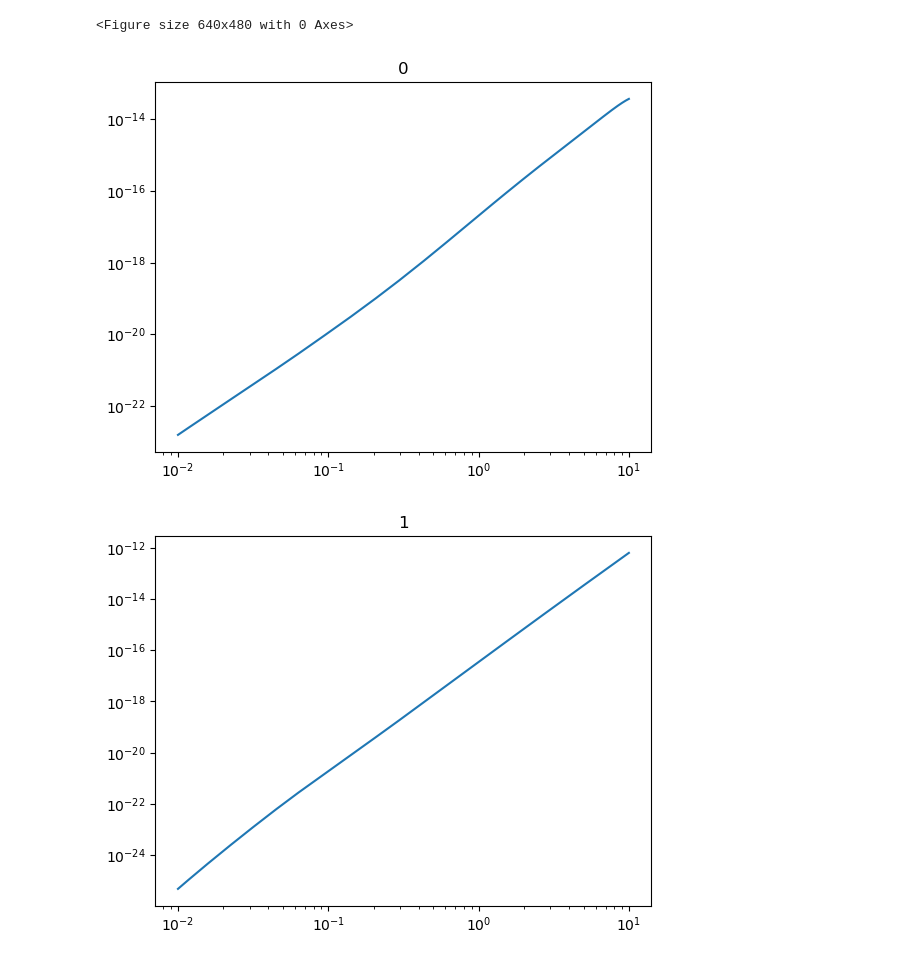
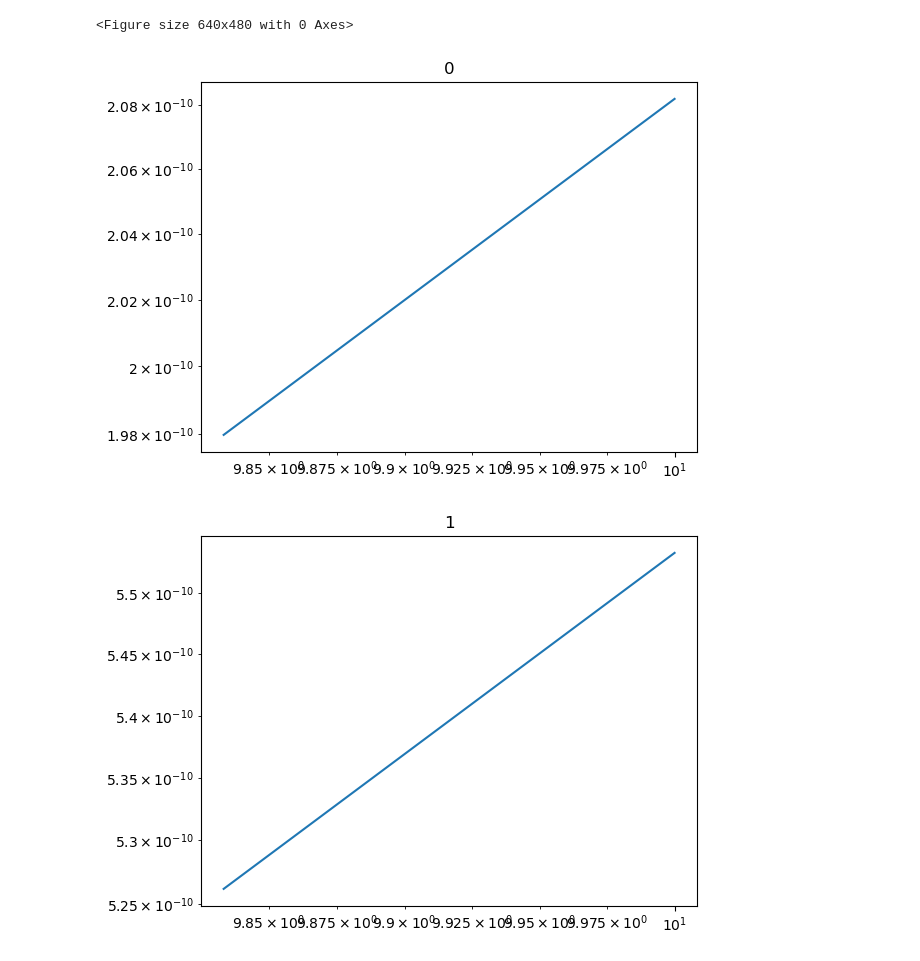
Before and after one commit to nuLABatUSD/BBN_evolve, a Jupyter notebook: WeakandNuclearRates.ipynb, the cells around one changed output. Drawn from its saved outputs; the diff is of its cells as text; code cells hidden in the pictures.

```diff
--- a/WeakandNuclearRates.ipynb
+++ b/WeakandNuclearRates.ipynb
@@ -100,7 +100,7 @@ Yp0 = (1+(weak.Npntot(T0,a0))/(weak.Nnptot(T0,a0)) )**(-1)
 Yn0 = 1-Yp0
 
 y0 = depvar(T0, t0, eta0, nse.nse(T0, eta0, Yp0, Yn0))
-p=0
+p=2
 dx0=0.001
 
 N_step = 1000
@@ -112,4 +112,6 @@ a, y, dx, done = ODE.ODEOneRun(a0, y0, dx0, p, N_step, dN, x_final)
 print(done)
 
 print(dx)
+T=y[:,0]
+print(T[-1])
 # %% [output]
@@ -133,37 +133,37 @@ Wall time: 143 ms
 # %%
 T = y[:,0]
 eta = y[:,2]
 
 Gamma_f_XG = np.zeros((xg.Nrxn,len(a)))
 Gamma_r_XG = np.zeros((xg.Nrxn,len(a)))
 Gamma_f_XY = np.zeros((xy.Nrxn,len(a)))
 Gamma_r_XY = np.zeros((xy.Nrxn,len(a)))
 Tcm = 1/a
 plt.figure()
 
 for i in range(len(a)):
     Gamma_f_XG[:,i], Gamma_r_XG[:,i] = xg.Gammaxg(T[i], eta[i])
 
-for i in range(xg.Nrxn):
-    plt.figure()
-    plt.loglog(Tcm, Gamma_f_XG[i,:])
-    plt.title(i)
+#for i in range(xg.Nrxn):
+   # plt.figure()
+  #  plt.loglog(Tcm, Gamma_f_XG[i,:])
+  # plt.title(i)
    # plt.figure()
   #  plt.loglog(Tcm, Gamma_r_XG[i,:])
  #   plt.title(i)
 
 
 for i in range(len(a)):
     Gamma_f_XY[:,i], Gamma_r_XY[:,i] = xy.Gammaxy(T[i], eta[i])
 
-#for i in range(xy.Nrxn):
-   # plt.figure()
-   # plt.loglog(Tcm, Gamma_f_XY[i,:])
-   # plt.title(i)
+for i in range(xy.Nrxn):
+    plt.figure()
+    plt.loglog(Tcm, Gamma_f_XY[i,:])
+    plt.title(i)
     #plt.figure()
   #  plt.loglog(Tcm, Gamma_r_XY[i,:])
   #  plt.title(i)
 # %% [output]
 <Figure size 640x480 with 0 Axes>
-[figure, old version]
+[figure, new version]
-[figure, old version]
+[figure, new version]
```
Also changed, not shown: parts of 5 cells of this notebook, 1 other file.
